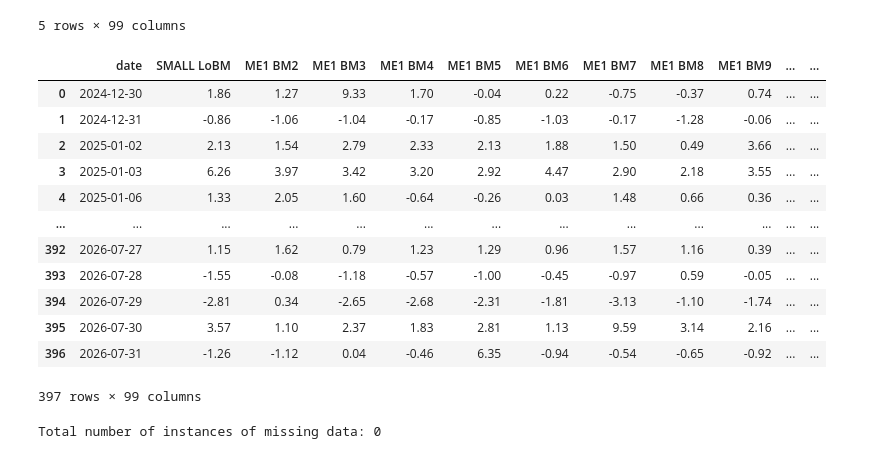
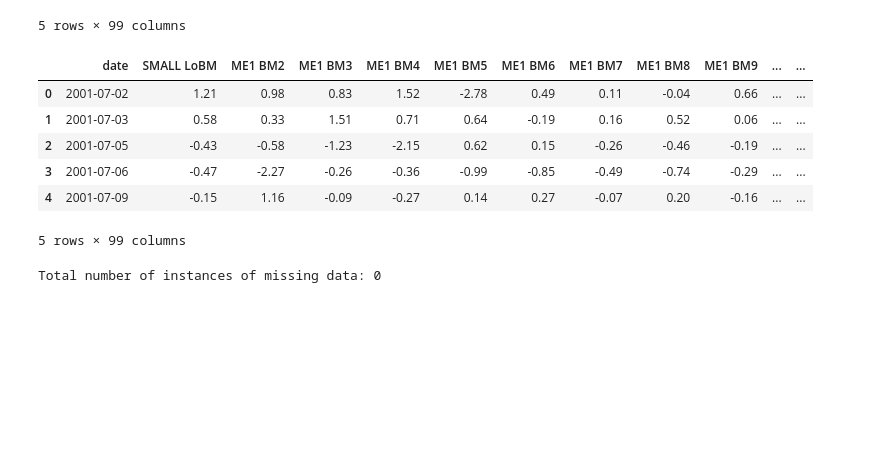
Before and after one commit to ZYH0419/DBA5106Project1, a Jupyter notebook: src/dba5106_project1.ipynb, the cells around one changed output. Drawn from its saved outputs; the diff is of its cells as text; code cells hidden in the pictures; blank space fills up the shorter version.

```diff
--- a/src/dba5106_project1.ipynb
+++ b/src/dba5106_project1.ipynb
@@ -43,26 +43,28 @@ df.head()
 | 3 | 1926-07-07 | -99.99 | -1.43 | -99.99 | 4.92 | 0.60 | 6.07 | 0.00 | -1.86 | -0.03 | ... | ... |
 | 4 | 1926-07-08 | -99.99 | 0.00 | -99.99 | 1.56 | -0.59 | -0.54 | 0.00 | 7.25 | 0.89 | ... | ... |
 5 rows × 99 columns
-# %%
-# We wish to vary window size later, to a maximum of 252 days. So select rows such that the first row is
-# 252 days before first val day
-rows_before_first_val_day = 252
-first_val_idx = df.index[df["date"] == "2026-01-02"][0]
-
-df = df.iloc[first_val_idx - rows_before_first_val_day:].reset_index(drop=True)
-df.head()
-# %% [output]
-|  | date | SMALL LoBM | ME1 BM2 | ME1 BM3 | ME1 BM4 | ME1 BM5 | ME1 BM6 | ME1 BM7 | ME1 BM8 | ME1 BM9 | ... | ... |
-| 0 | 2024-12-30 | 1.86 | 1.27 | 9.33 | 1.70 | -0.04 | 0.22 | -0.75 | -0.37 | 0.74 | ... | ... |
-| 1 | 2024-12-31 | -0.86 | -1.06 | -1.04 | -0.17 | -0.85 | -1.03 | -0.17 | -1.28 | -0.06 | ... | ... |
-| 2 | 2025-01-02 | 2.13 | 1.54 | 2.79 | 2.33 | 2.13 | 1.88 | 1.50 | 0.49 | 3.66 | ... | ... |
-| 3 | 2025-01-03 | 6.26 | 3.97 | 3.42 | 3.20 | 2.92 | 4.47 | 2.90 | 2.18 | 3.55 | ... | ... |
-| 4 | 2025-01-06 | 1.33 | 2.05 | 1.60 | -0.64 | -0.26 | 0.03 | 1.48 | 0.66 | 0.36 | ... | ... |
-| ... | ... | ... | ... | ... | ... | ... | ... | ... | ... | ... | ... | ... |
-| 392 | 2026-07-27 | 1.15 | 1.62 | 0.79 | 1.23 | 1.29 | 0.96 | 1.57 | 1.16 | 0.39 | ... | ... |
-| 393 | 2026-07-28 | -1.55 | -0.08 | -1.18 | -0.57 | -1.00 | -0.45 | -0.97 | 0.59 | -0.05 | ... | ... |
-| 394 | 2026-07-29 | -2.81 | 0.34 | -2.65 | -2.68 | -2.31 | -1.81 | -3.13 | -1.10 | -1.74 | ... | ... |
-| 395 | 2026-07-30 | 3.57 | 1.10 | 2.37 | 1.83 | 2.81 | 1.13 | 9.59 | 3.14 | 2.16 | ... | ... |
-| 396 | 2026-07-31 | -1.26 | -1.12 | 0.04 | -0.46 | 6.35 | -0.94 | -0.54 | -0.65 | -0.92 | ... | ... |
-397 rows × 99 columns
+# %%
+# Portfolio return columns
+return_cols = df.columns.drop("date")
+
+# Choose the largest contiguous dataset (from the most recent date) st there is no missing data for the 98 portfolios
+# -99.99 and -999 both indicate missing data
+df[return_cols] = df[return_cols].replace(
+    [-99.99, -999],
+    np.nan
+)
+
+complete = df[return_cols].notna().all(axis=1)
+last_incomplete_idx = df.index[~complete].max()
+
+df = df.loc[last_incomplete_idx + 1:].reset_index(drop=True)
+df.head()
+# %% [output]
+|  | date | SMALL LoBM | ME1 BM2 | ME1 BM3 | ME1 BM4 | ME1 BM5 | ME1 BM6 | ME1 BM7 | ME1 BM8 | ME1 BM9 | ... | ... |
+| 0 | 2001-07-02 | 1.21 | 0.98 | 0.83 | 1.52 | -2.78 | 0.49 | 0.11 | -0.04 | 0.66 | ... | ... |
+| 1 | 2001-07-03 | 0.58 | 0.33 | 1.51 | 0.71 | 0.64 | -0.19 | 0.16 | 0.52 | 0.06 | ... | ... |
+| 2 | 2001-07-05 | -0.43 | -0.58 | -1.23 | -2.15 | 0.62 | 0.15 | -0.26 | -0.46 | -0.19 | ... | ... |
+| 3 | 2001-07-06 | -0.47 | -2.27 | -0.26 | -0.36 | -0.99 | -0.85 | -0.49 | -0.74 | -0.29 | ... | ... |
+| 4 | 2001-07-09 | -0.15 | 1.16 | -0.09 | -0.27 | 0.14 | 0.27 | -0.07 | 0.20 | -0.16 | ... | ... |
+5 rows × 99 columns
 # %%
```
Also changed, not shown: parts of 14 cells of this notebook, 11 other files.
